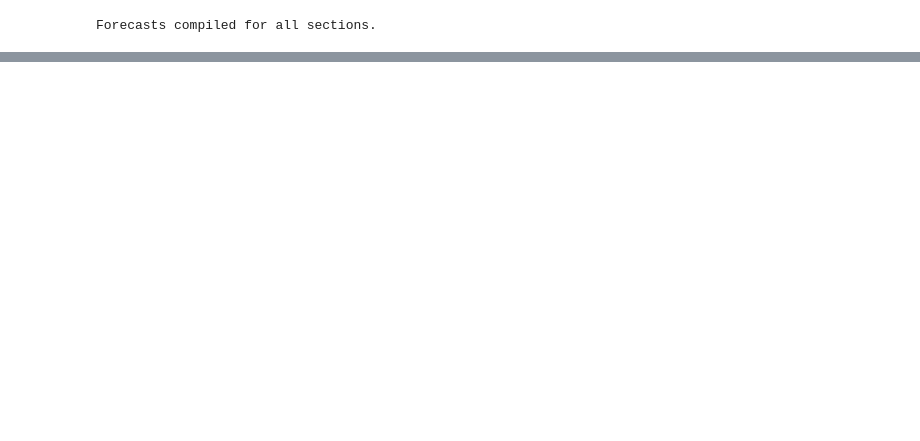
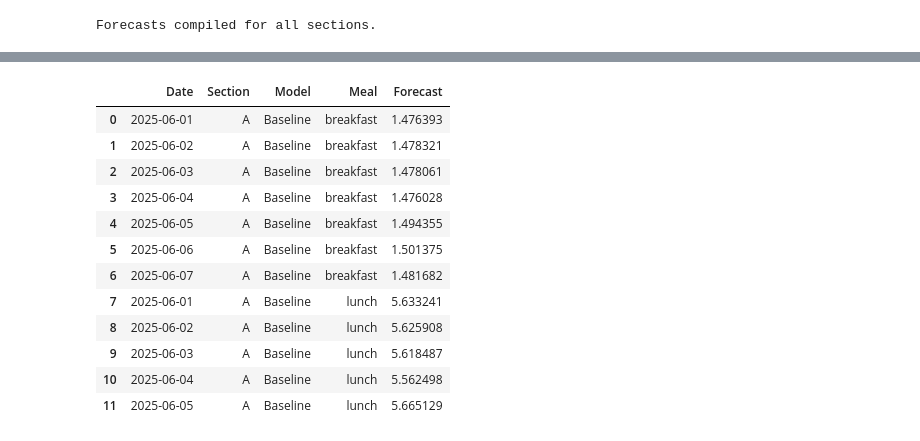
Before and after one commit to DennisRono/campus-waste-intelligence, a Jupyter notebook: lightgbm.ipynb, the cells around one changed output, grey strips where cells are left out. Saved outputs shown, nothing was run; the diff lists cells and outputs as text; code cells hidden in the pictures; blank space fills up the shorter version.

```diff
--- a/lightgbm.ipynb
+++ b/lightgbm.ipynb
@@ -568,8 +528,7 @@ Weekly forecasts saved to lightgbm_weekly_forecasts.csv
 ## 12. Reload Saved Models and Verify Predictions
 # %%
 for sec in SECTIONS:
-    path = f'models/lightgbm_optimized/tuned_section_{sec}.pkl'
-    with open(path, 'rb') as f:
+    with open(f'models/lightgbm_optimized/tuned_section_{sec}.pkl', 'rb') as f:
         reloaded = pickle.load(f)
 
     test = splits[sec]['test']
@@ -592,15 +545,0 @@ Compare cross-validation RMSE versus hold-out test RMSE.
-# %%
-print('Generalization Check')
-for sec in SECTIONS:
-    best_val_rmse = study_logs[sec]['value'].min()
-    test_rmse = results_df[
-        (results_df['section'] == sec.upper()) &
-        (results_df['model']   == 'Tuned (Optuna)') &
-        (results_df['meal']    == 'overall')
-    ]['RMSE'].values[0]
-    diff   = abs(best_val_rmse - test_rmse)
-    status = ('Good generalisation.'
-               if diff < 0.5
-               else 'Possible overfitting — consider more regularisation.')
-    print(f'Section {sec.upper()} | CV RMSE: {best_val_rmse:.4f} | '
-          f'Test RMSE: {test_rmse:.4f} | Diff: {diff:.4f} → {status}')
@@ -617,15 +550,10 @@ all_comparison = {}
 
 for sec in SECTIONS:
     train_data = splits[sec]['train']
-
-    with open(f'models/lightgbm_optimized/baseline_section_{sec}.pkl', 'rb') as f:
-        baseline_model = pickle.load(f)
-    base_preds = forecast_next_week(baseline_model, train_data.copy(), horizon=7)
-
+    base_preds = forecast_next_week(bl_model, train_data.copy(), horizon=7)
     with open(f'models/lightgbm_optimized/tuned_section_{sec}.pkl', 'rb') as f:
         tuned_model = pickle.load(f)
     tuned_preds = forecast_next_week(tuned_model, train_data.copy(), horizon=7)
-
     all_comparison[sec.upper()] = {'Baseline': base_preds, 'Tuned': tuned_preds}
 
 print('Forecasts compiled for all sections.')
@@ -677,0 +562,33 @@ Figure saved to lightgbm_forecast_comparison.png
+# %%
+last_train_date = splits['a']['train']['date'].max()
+forecast_dates  = pd.date_range(start=last_train_date + pd.Timedelta(days=1), periods=7)
+
+plot_rows = []
+for sec, model_dict in all_comparison.items():
+    for model_name, meal_dict in model_dict.items():
+        for meal, preds in meal_dict.items():
+            for date, val in zip(forecast_dates, preds):
+                plot_rows.append({
+                    'Date': date,
+                    'Section': sec,
+                    'Model': model_name,
+                    'Meal': meal,
+                    'Forecast': val
+                })
+
+forecast_df_plot = pd.DataFrame(plot_rows)
+display(forecast_df_plot.head(12))
+# %% [output]
+|  | Date | Section | Model | Meal | Forecast |
+| 0 | 2025-06-01 | A | Baseline | breakfast | 1.476393 |
+| 1 | 2025-06-02 | A | Baseline | breakfast | 1.478321 |
+| 2 | 2025-06-03 | A | Baseline | breakfast | 1.478061 |
+| 3 | 2025-06-04 | A | Baseline | breakfast | 1.476028 |
+| 4 | 2025-06-05 | A | Baseline | breakfast | 1.494355 |
+| 5 | 2025-06-06 | A | Baseline | breakfast | 1.501375 |
+| 6 | 2025-06-07 | A | Baseline | breakfast | 1.481682 |
+| 7 | 2025-06-01 | A | Baseline | lunch | 5.633241 |
+| 8 | 2025-06-02 | A | Baseline | lunch | 5.625908 |
+| 9 | 2025-06-03 | A | Baseline | lunch | 5.618487 |
+| 10 | 2025-06-04 | A | Baseline | lunch | 5.562498 |
+| 11 | 2025-06-05 | A | Baseline | lunch | 5.665129 |
```
Also changed, not shown: parts of 24 cells of this notebook, 15 other files.
